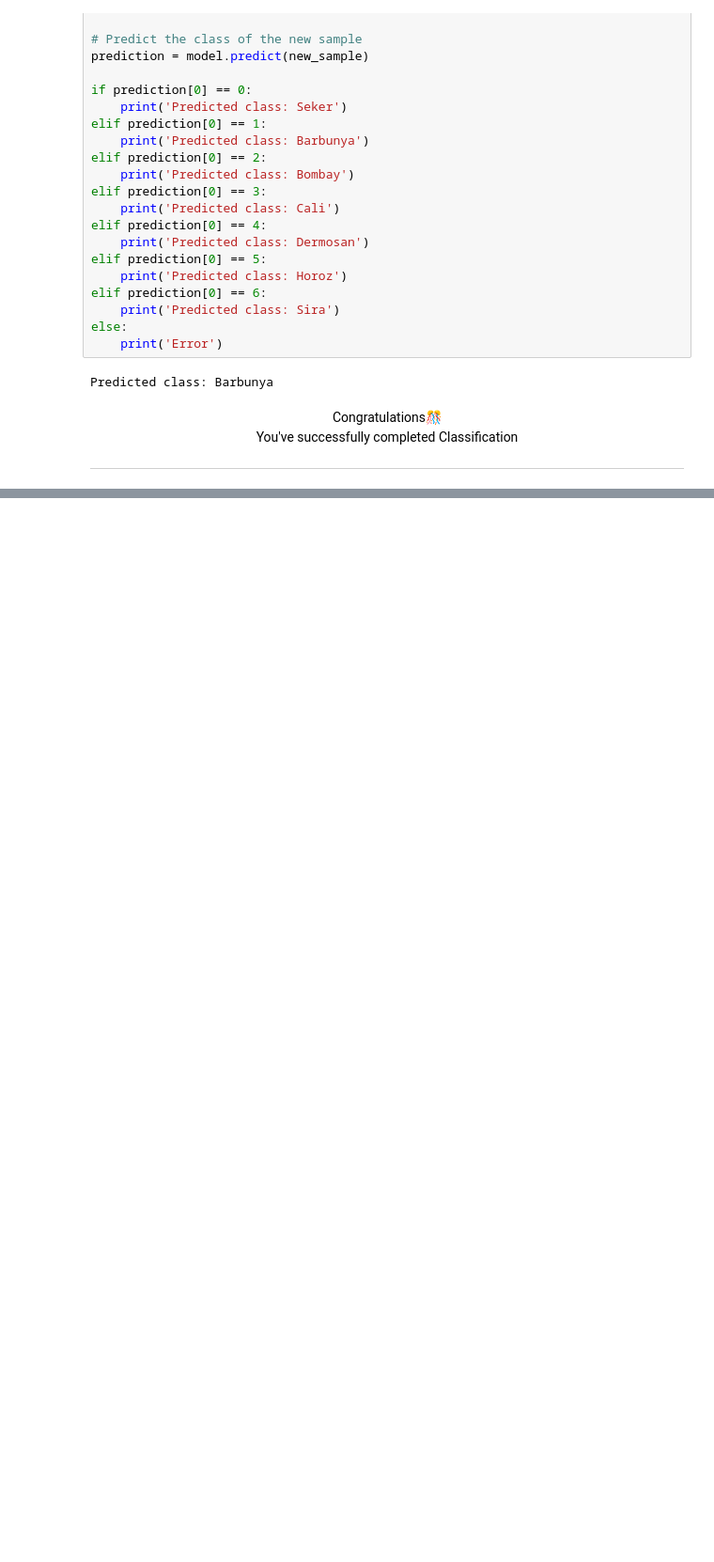
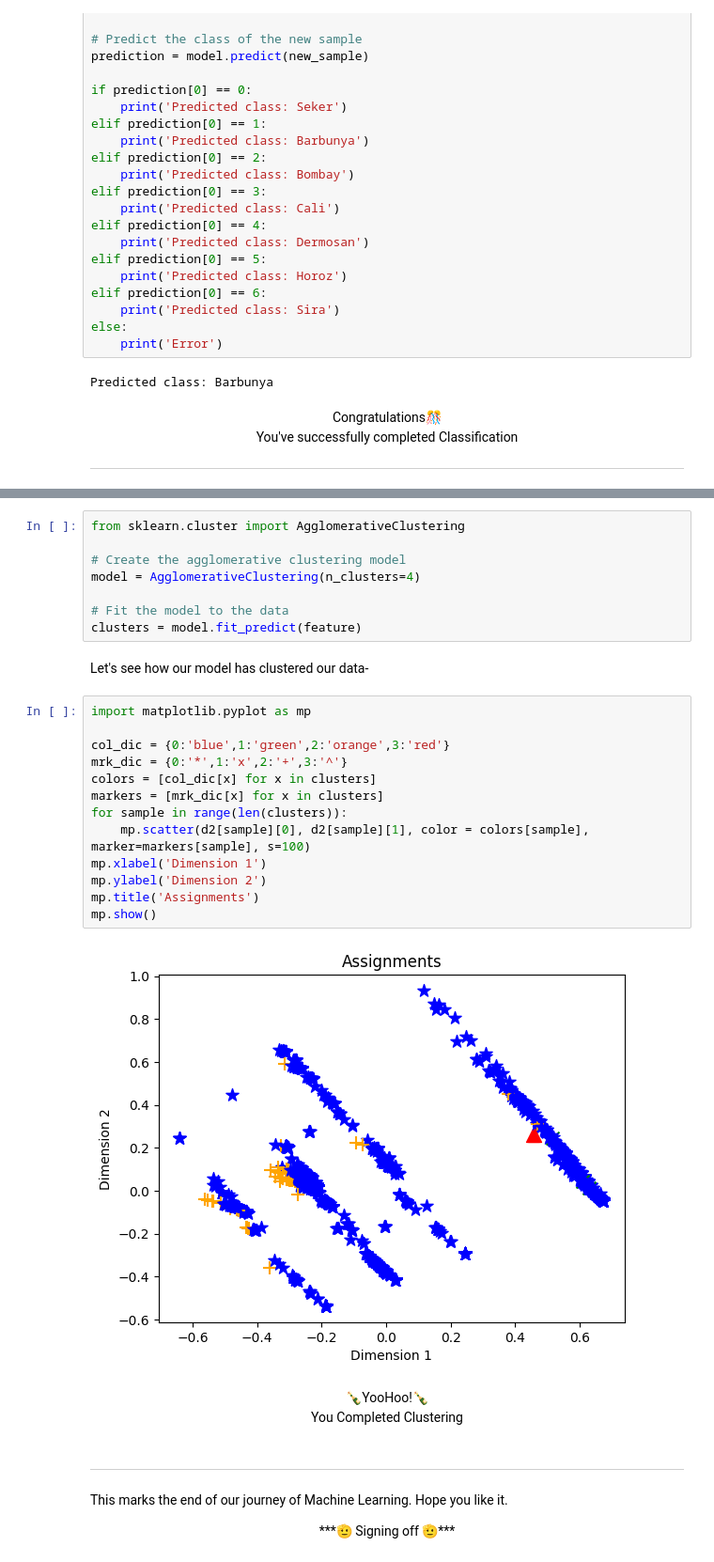
Before and after one commit to Chitransh-coder/ML, a Jupyter notebook: ML Notes.ipynb, the cells around one changed output, grey strips where cells are left out. Shown at 94% size. Drawn from its saved outputs; the diff is of its cells as text; blank space fills up the shorter version.

Commit message:
Completed Machine Learning

```diff
--- a/ML Notes.ipynb
+++ b/ML Notes.ipynb
@@ -1735,0 +1839,33 @@ You've successfully completed Classification</center>
+# %%
+from sklearn.cluster import AgglomerativeClustering
+
+# Create the agglomerative clustering model
+model = AgglomerativeClustering(n_clusters=4)
+
+# Fit the model to the data
+clusters = model.fit_predict(feature)
+# %% [markdown]
+Let's see how our model has clustered our data-
+# %%
+import matplotlib.pyplot as mp
+
+col_dic = {0:'blue',1:'green',2:'orange',3:'red'}
+mrk_dic = {0:'*',1:'x',2:'+',3:'^'}
+colors = [col_dic[x] for x in clusters]
+markers = [mrk_dic[x] for x in clusters]
+for sample in range(len(clusters)):
+    mp.scatter(d2[sample][0], d2[sample][1], color = colors[sample], marker=markers[sample], s=100)
+mp.xlabel('Dimension 1')
+mp.ylabel('Dimension 2')
+mp.title('Assignments')
+mp.show()
+# %% [output]
+[figure, added]
+# %% [markdown]
+<center>🍾YooHoo!🍾<br>You Completed Clustering</center>
+# %% [markdown]
+---
+# %% [markdown]
+This marks the end of our journey of Machine Learning. Hope you like it.
+
+<center>***🫡 Signing off 🫡***</center>
```
Also changed, not shown: parts of 9 cells of this notebook, 2 other files.
